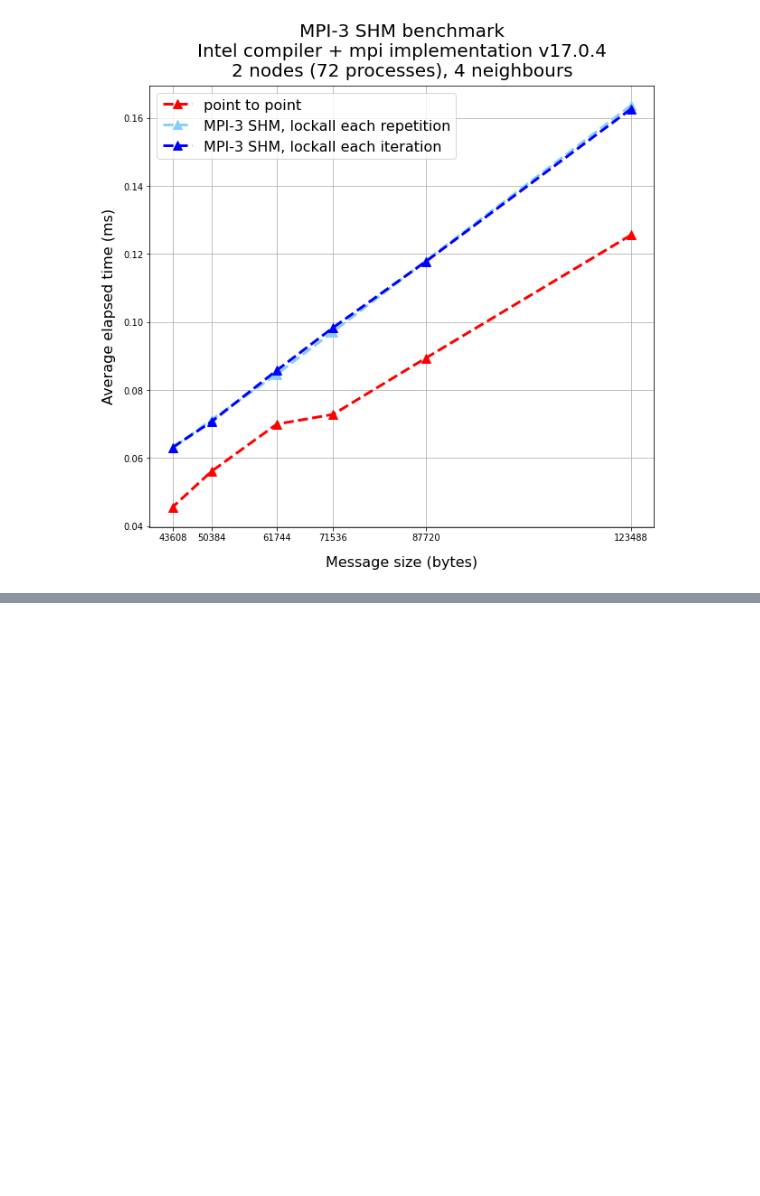
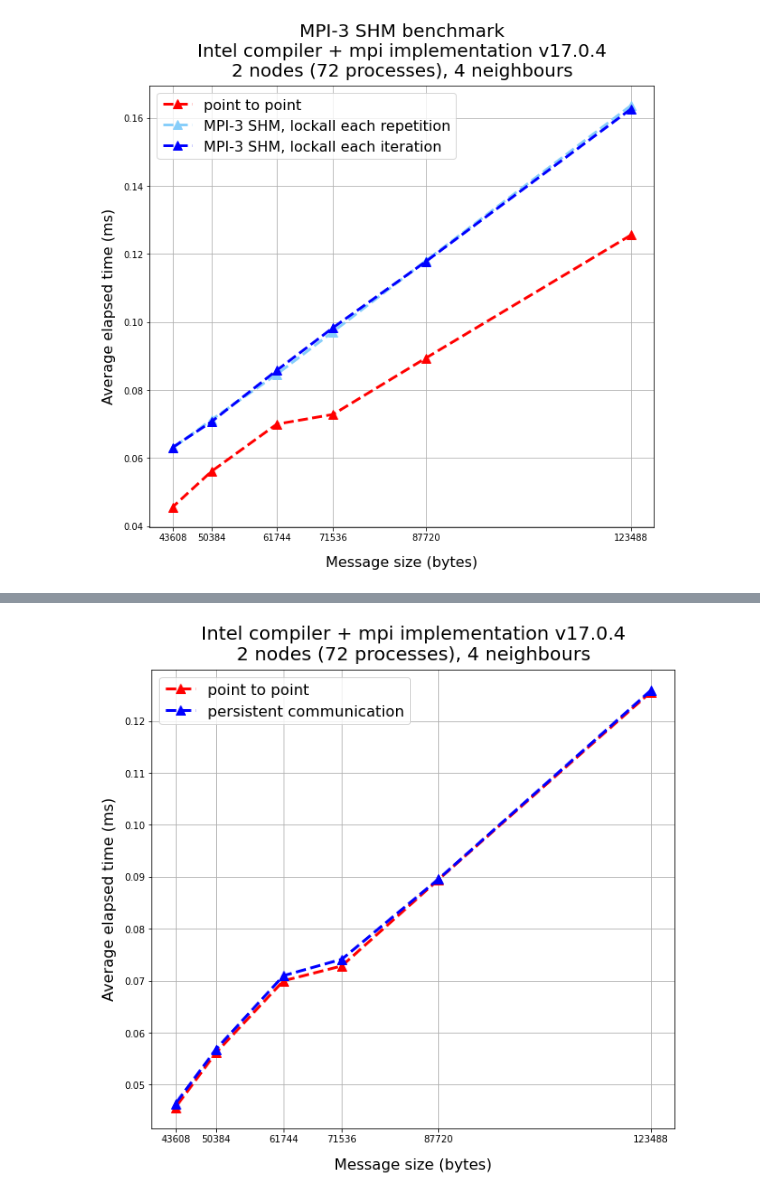
Before and after one commit to paagamelo/isale3D-prototype, a Jupyter notebook: plot.ipynb, the cells around one changed output, grey strips where cells are left out. Saved outputs shown, nothing was run; the diff lists cells and outputs as text; code cells hidden in the pictures; blank space fills up the shorter version.

```diff
--- a/plot.ipynb
+++ b/plot.ipynb
@@ -179,0 +223,45 @@ ax.grid(True);
+# %%
+# second run: intel v17.0.4
+wct_ptp = [
+0.00012559795379638673,
+8.9413881301879882e-05,
+7.2842121124267576e-05,
+6.9984912872314456e-05,
+5.6124925613403321e-05,
+4.5634984970092776e-05]
+
+wct_pcomm = [
+0.000125913143157959,
+8.9517116546630857e-05,
+7.412409782409668e-05,
+7.0975065231323236e-05,
+5.6793212890625e-05,
+4.6353816986083984e-05]
+
+# to ms
+wct_ptp = np.array(wct_ptp) * 1000
+wct_pcomm = np.array(wct_pcomm) * 1000
+
+mean_msg_sizes = [123488, 87720, 71536, 61744, 50384, 43608]
+# %%
+linewidth = 3
+markersize = 10
+fig, ax = plt.subplots(figsize=(10, 9))
+
+# fig.subplots_adjust(top=1.)
+
+ax.plot(mean_msg_sizes, wct_ptp, '^--', label="point to point",
+        linewidth=linewidth, markersize=markersize, color='red')
+ax.plot(mean_msg_sizes, wct_pcomm, '^--', label="persistent communication",
+        linewidth=linewidth, markersize=markersize, color='blue')
+ax.legend(loc='best', fontsize=16)
+ax.set_title("Intel compiler + mpi implementation v17.0.4\n2 nodes (72 processes), 4 neighbours",
+             fontsize=20, pad=10)
+ax.set_xlabel("Message size (bytes)", fontsize=16, labelpad=15)
+ax.set_ylabel("Average elapsed time (ms)", fontsize=16, labelpad=8)
+ax.set_xticks(mean_msg_sizes)
+ax.grid(True);
+
+# fig.savefig("persistent-comm-intel17.png", dpi=100, facecolor='w')
+# %% [output]
+[figure, added]
```
Also changed, not shown: parts of 23 cells of this notebook.
